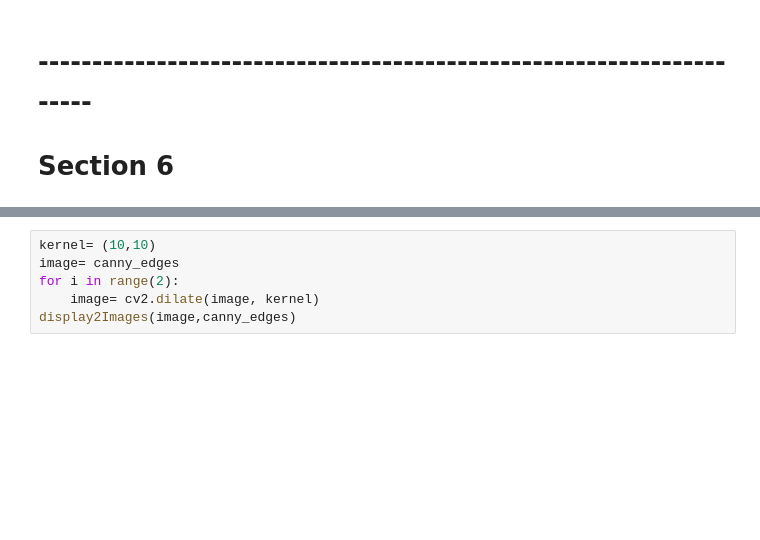
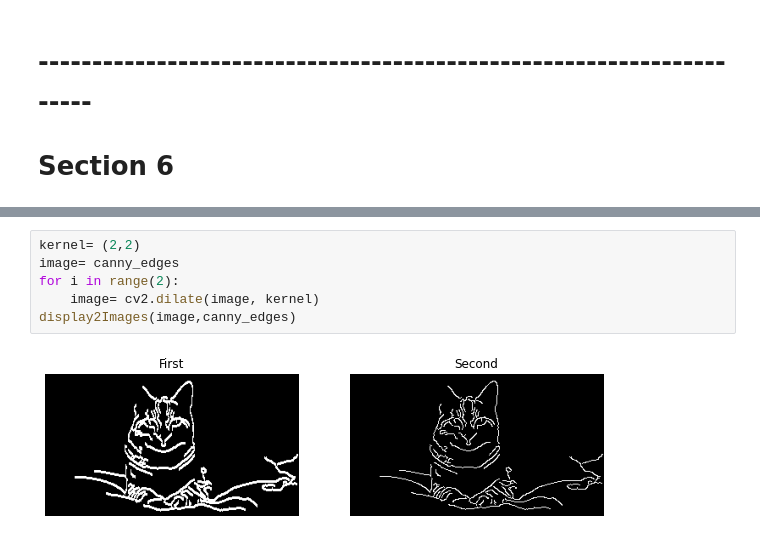
Before and after one commit to seif7666/OpenCV-Sessions, a Jupyter notebook: Session1/Session1.ipynb, the cells around one changed output, grey strips where cells are left out. Drawn from its saved outputs; the diff is of its cells as text; blank space fills up the shorter version.

```diff
--- a/Session1/Session1.ipynb
+++ b/Session1/Session1.ipynb
@@ -271,6 +397,8 @@ display2Images(blurred_cat, canny_edges)
 # %%
-kernel= (10,10)
+kernel= (2,2)
 image= canny_edges
 for i in range(2):
     image= cv2.dilate(image, kernel)
 display2Images(image,canny_edges)
+# %% [output]
+[figure, added]
```
Also changed, not shown: parts of 44 cells of this notebook, 1 other file.
